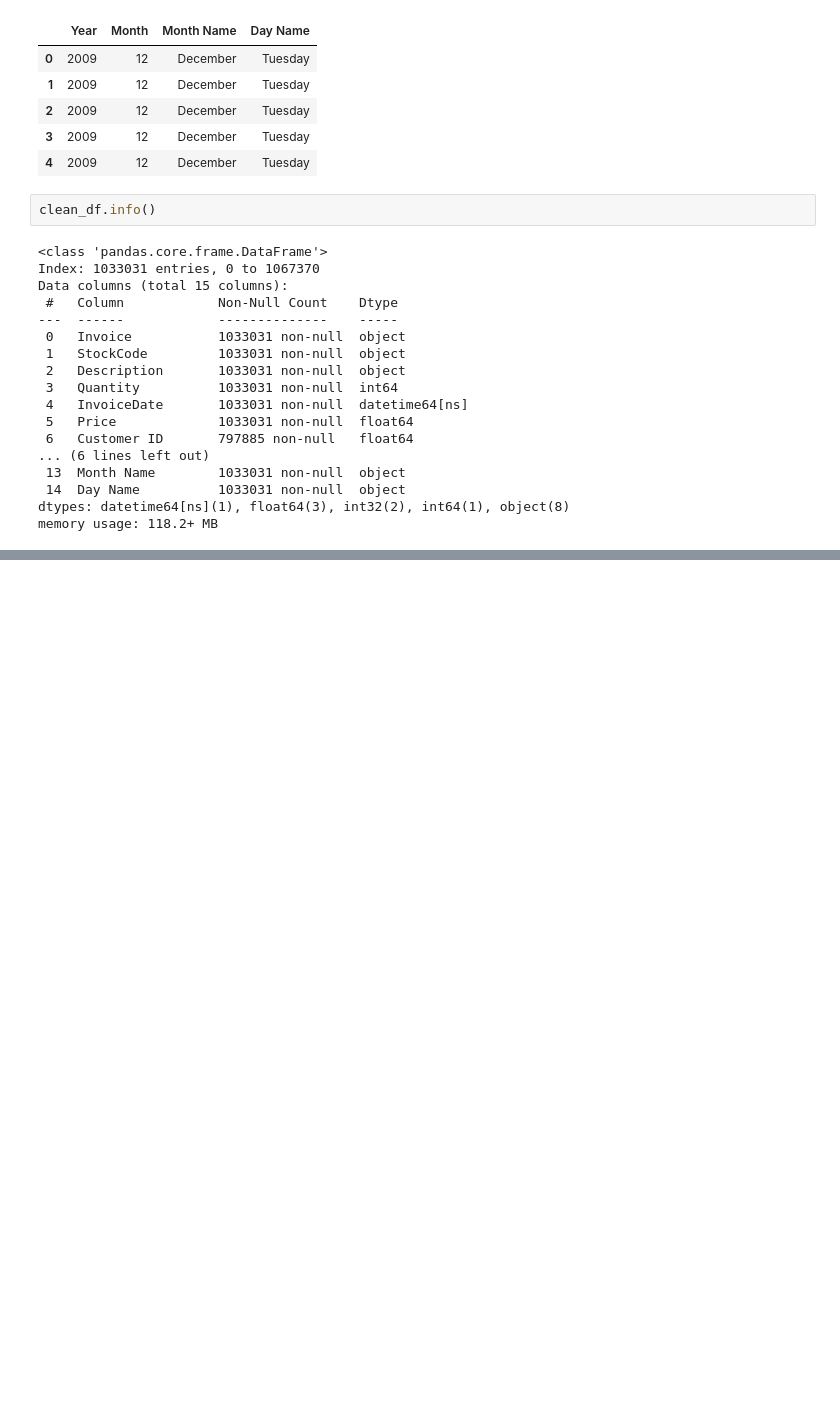
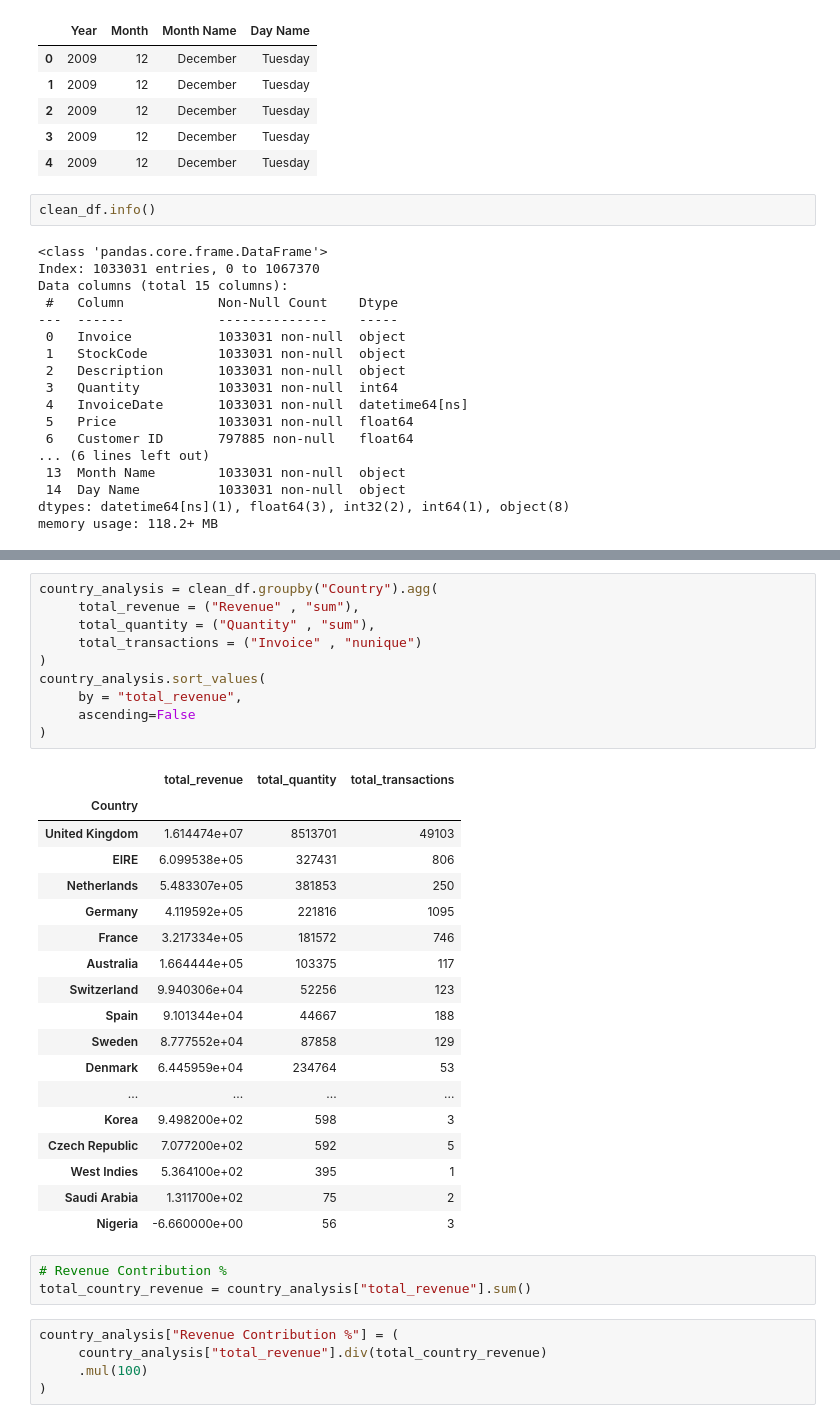
Before and after one commit to ivaibhavpawar1045/Python-Data-Analytics, a Jupyter notebook: Mini_Projects/Mini_Project_06_Online_Retail_Analytics/online_retail_analytics.ipynb, the cells around one changed output, grey strips where cells are left out. Drawn from its saved outputs; the diff is of its cells as text; blank space fills up the shorter version.

```diff
--- a/Mini_Projects/Mini_Project_06_Online_Retail_Analytics/online_retail_analytics.ipynb
+++ b/Mini_Projects/Mini_Project_06_Online_Retail_Analytics/online_retail_analytics.ipynb
@@ -327,0 +381,37 @@ memory usage: 118.2+ MB
+# %%
+country_analysis = clean_df.groupby("Country").agg(
+     total_revenue = ("Revenue" , "sum"),
+     total_quantity = ("Quantity" , "sum"),
+     total_transactions = ("Invoice" , "nunique")
+)
+country_analysis.sort_values(
+     by = "total_revenue",
+     ascending=False
+)
+# %% [output]
+|  | total_revenue | total_quantity | total_transactions |
+| Country |  |  |  |
+| United Kingdom | 1.614474e+07 | 8513701 | 49103 |
+| EIRE | 6.099538e+05 | 327431 | 806 |
+| Netherlands | 5.483307e+05 | 381853 | 250 |
+| Germany | 4.119592e+05 | 221816 | 1095 |
+| France | 3.217334e+05 | 181572 | 746 |
+| Australia | 1.664444e+05 | 103375 | 117 |
+| Switzerland | 9.940306e+04 | 52256 | 123 |
+| Spain | 9.101344e+04 | 44667 | 188 |
+| Sweden | 8.777552e+04 | 87858 | 129 |
+| Denmark | 6.445959e+04 | 234764 | 53 |
+| ... | ... | ... | ... |
+| Korea | 9.498200e+02 | 598 | 3 |
+| Czech Republic | 7.077200e+02 | 592 | 5 |
+| West Indies | 5.364100e+02 | 395 | 1 |
+| Saudi Arabia | 1.311700e+02 | 75 | 2 |
+| Nigeria | -6.660000e+00 | 56 | 3 |
+# %%
+# Revenue Contribution %
+total_country_revenue = country_analysis["total_revenue"].sum()
+# %%
+country_analysis["Revenue Contribution %"] = (
+     country_analysis["total_revenue"].div(total_country_revenue)
+     .mul(100)
+)
```
Also changed, not shown: parts of 24 cells of this notebook.
